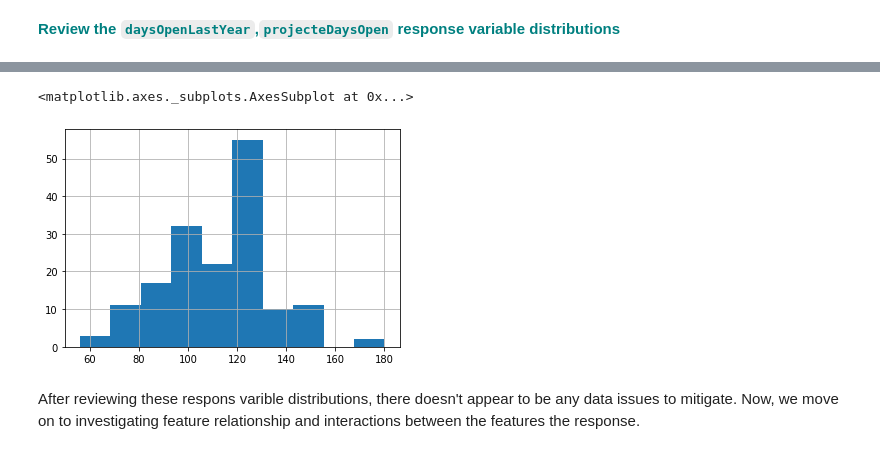
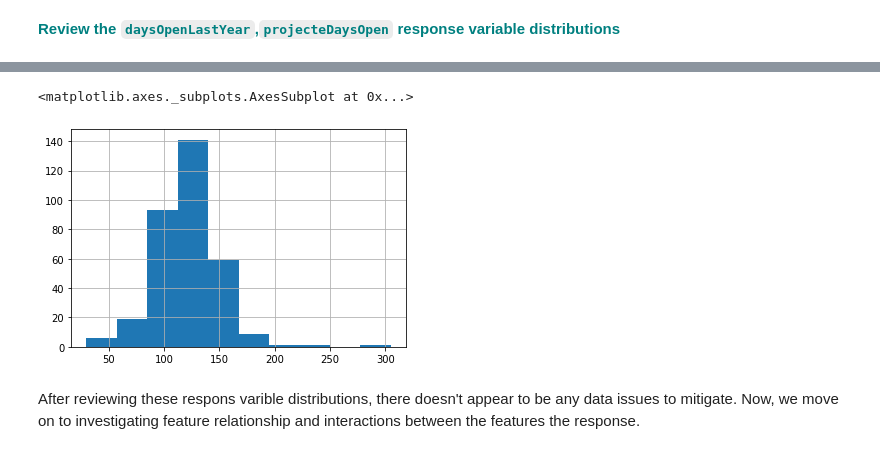
Before and after one commit to shashins/Capstone1, a Jupyter notebook: Guided_Capstone/Notebook_stepthree.ipynb, the cells around one changed output, grey strips where cells are left out. Cells and saved outputs as stored; diff of their text form; code cells hidden in the pictures.

```diff
--- a/Guided_Capstone/Notebook_stepthree.ipynb
+++ b/Guided_Capstone/Notebook_stepthree.ipynb
@@ -237,8 +245,8 @@ dfno['daysOpenLastYear'].hist()
 # %%
-dfno['projectedDaysOpen'].hist()
+df['projectedDaysOpen'].hist()
 # %% [output]
 <matplotlib.axes._subplots.AxesSubplot at 0x...>
-[figure, old version]
+[figure, new version]
 # %% [markdown]
 After reviewing these respons varible distributions, there doesn't appear to be any data issues to mitigate. Now, we move on to investigating feature relationship and interactions between the features the response.
 # %% [markdown]
```
Also changed, not shown: parts of 13 cells of this notebook, 6 other files.
